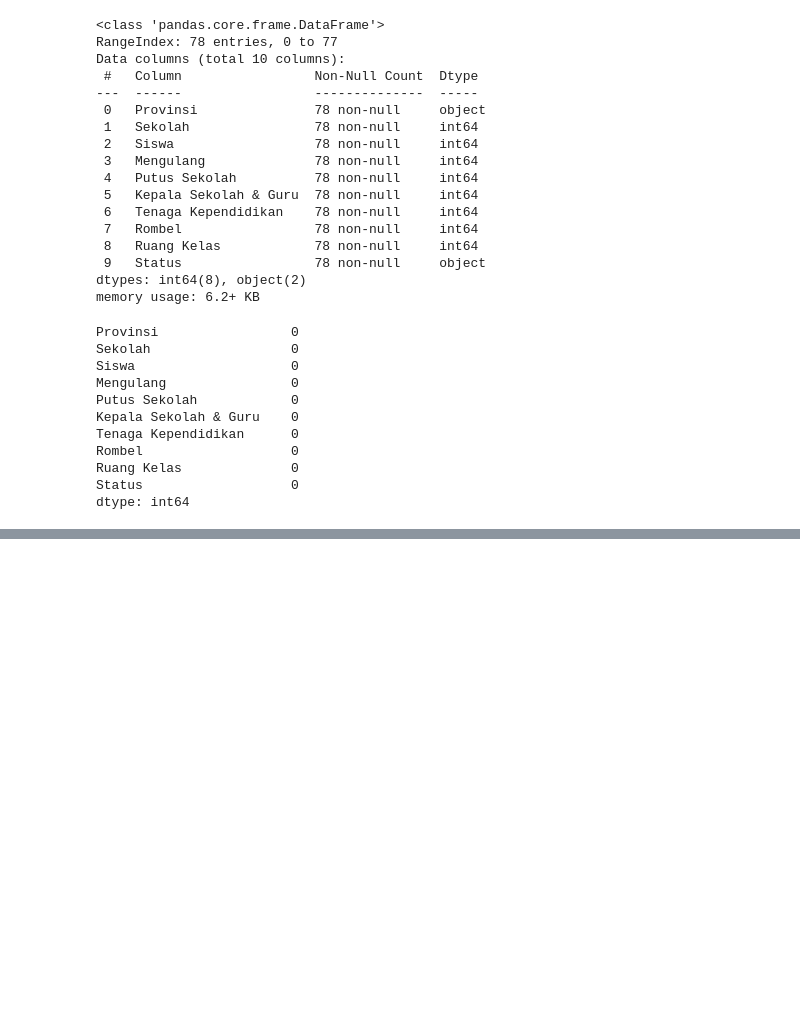
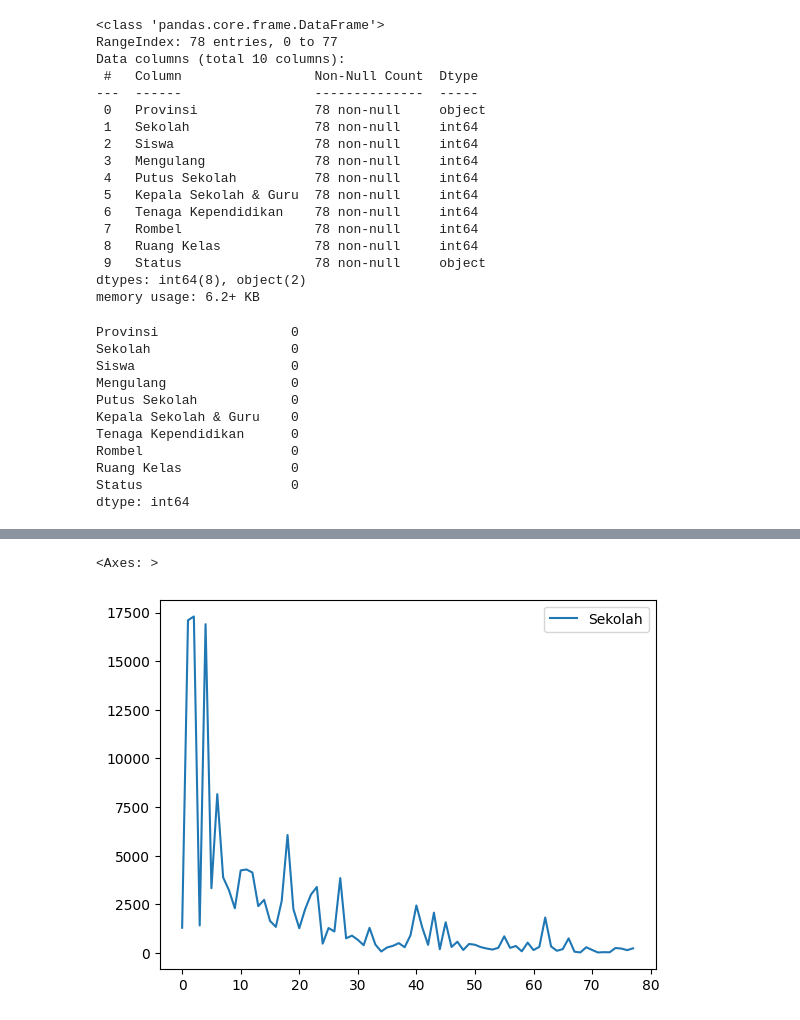
Before and after one commit to zeeroosoul/kelasdata, a Jupyter notebook: 1_numpyexceldata.ipynb, the cells around one changed output, grey strips where cells are left out. Cells and saved outputs as stored; diff of their text form; code cells hidden in the pictures; blank space fills up the shorter version.

Commit message:
plot area

```diff
--- a/1_numpyexceldata.ipynb
+++ b/1_numpyexceldata.ipynb
@@ -63,3 +63,7 @@ Rombel                   0
 Ruang Kelas              0
 Status                   0
 dtype: int64
+# %%
+df = pd.DataFrame(dataframe)
+chart = df.iloc[:,[0,1]]
+chart
@@ -65,0 +84,5 @@ dtype: int64
+# %%
+chart.plot.line()
+# %% [output]
+<Axes: >
+[figure, added]
```
Also changed, not shown: parts of 1 cell of this notebook.
